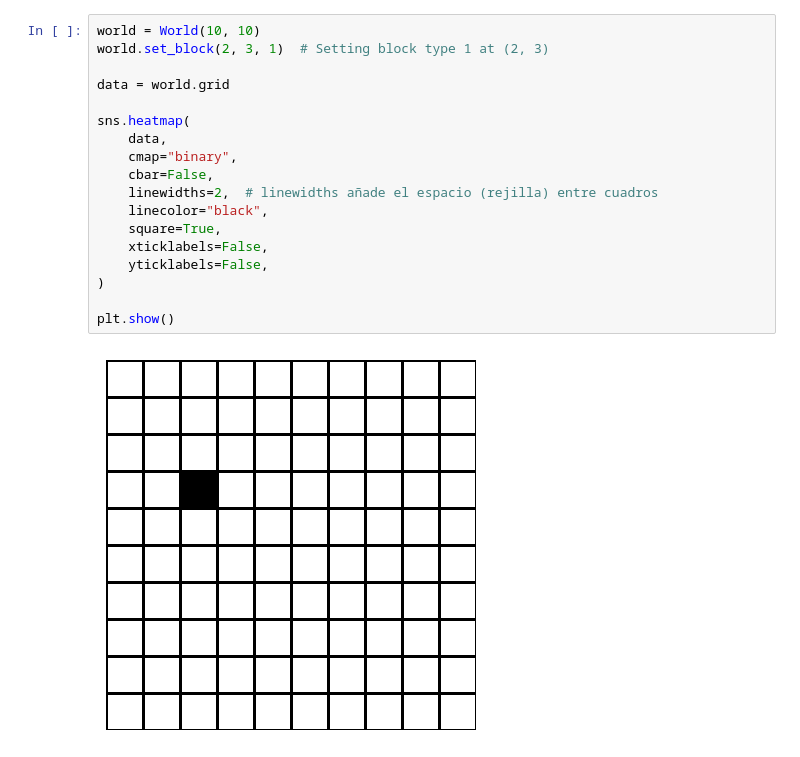
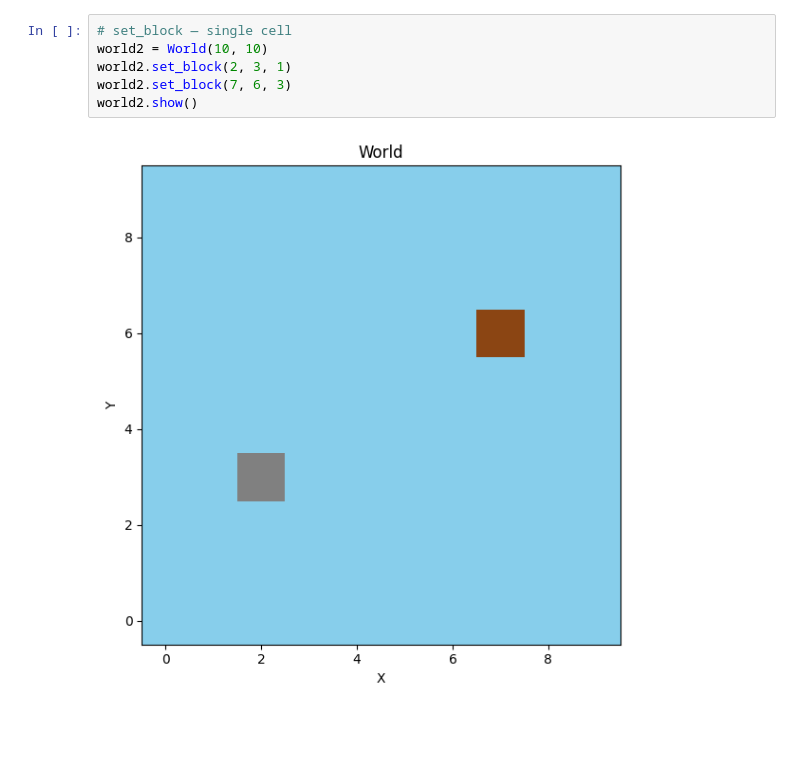
Before and after one commit to FerretoDev/Lattice, a Jupyter notebook: lattice/world.ipynb, the cells around one changed output. Cells and saved outputs as stored; diff of their text form; blank space fills up the shorter version.

```diff
--- a/lattice/world.ipynb
+++ b/lattice/world.ipynb
@@ -32,20 +15,8 @@ plt.show()
 # %%
-world = World(10, 10)
-world.set_block(2, 3, 1)  # Setting block type 1 at (2, 3)
-
-data = world.grid
-
-sns.heatmap(
-    data,
-    cmap="binary",
-    cbar=False,
-    linewidths=2,  # linewidths añade el espacio (rejilla) entre cuadros
-    linecolor="black",
-    square=True,
-    xticklabels=False,
-    yticklabels=False,
-)
-
-plt.show()
+# set_block — single cell
+world2 = World(10, 10)
+world2.set_block(2, 3, 1)
+world2.set_block(7, 6, 3)
+world2.show()
 # %% [output]
-[figure, old version]
+[figure, new version]
```
Also changed, not shown: parts of 3 cells of this notebook, 5 other files.
